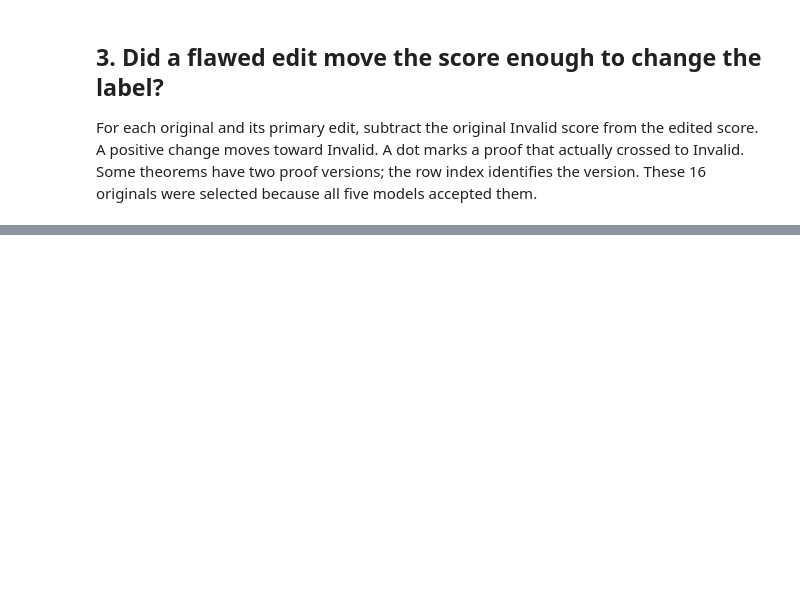
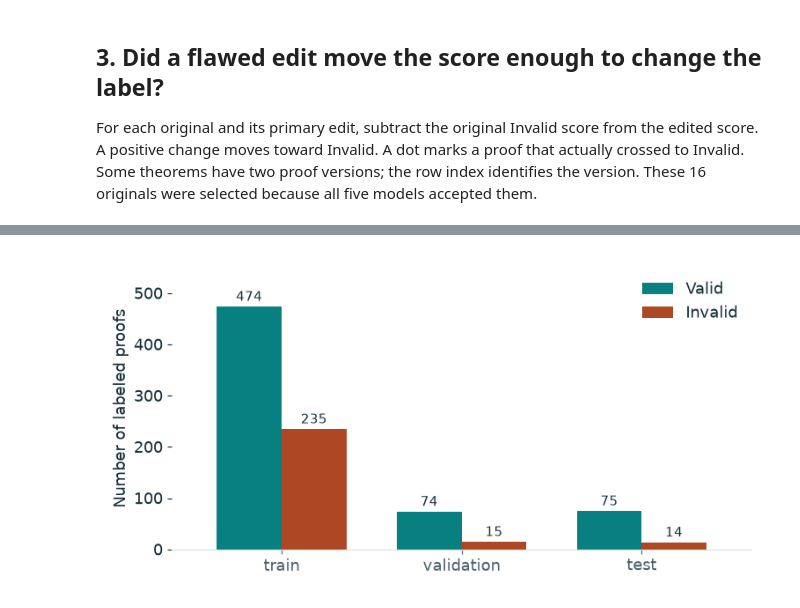
Before and after one commit to zhilianghu19/DSA495-proof-verification-classification, a Jupyter notebook: Notebooks/07_Model_Visualizations.ipynb, the cells around one changed output, grey strips where cells are left out. Drawn from its saved outputs; the diff is of its cells as text; code cells hidden in the pictures; blank space fills up the shorter version.

```diff
--- a/Notebooks/07_Model_Visualizations.ipynb
+++ b/Notebooks/07_Model_Visualizations.ipynb
@@ -176,0 +169,31 @@ export(fig, "03_proof_edit_score_change_heatmap")
+# %%
+import json
+import re
+from collections import Counter
+from sklearn.feature_extraction.text import ENGLISH_STOP_WORDS, TfidfVectorizer
+from sklearn.linear_model import LogisticRegression
+from sklearn.metrics import average_precision_score, precision_recall_curve, roc_auc_score, roc_curve
+from sklearn.pipeline import make_pipeline
+
+split_names = ["train", "validation", "test"]
+labels = ["Valid", "Invalid"]
+label_colors = [teal, rust]
+parts = []
+for split in split_names:
+    for file in sorted((Path("../Data/splits") / split).glob("proofwiki_review_*.json")):
+        rows = json.loads(file.read_text(encoding="utf-8"))
+        parts.append(pd.DataFrame(rows).assign(split=split, review_file=file.stem))
+proofs = pd.concat(parts, ignore_index=True).dropna(subset=["validity"]).copy()
+assert proofs.clean_row_index.is_unique and proofs.validity.isin(labels).all()
+assert proofs.groupby("theorem_id").split.nunique().max() == 1
+counts = pd.crosstab(proofs.split, proofs.validity).loc[split_names, labels]
+
+fig, ax = plt.subplots(figsize=(7, 3.4), layout="constrained")
+counts.plot.bar(ax=ax, color=label_colors, rot=0, width=.72)
+for bars in ax.containers:
+    ax.bar_label(bars, padding=2, fontsize=10)
+ax.set(xlabel="", ylabel="Number of labeled proofs", ylim=(0, counts.max().max() * 1.16))
+ax.legend(title=None, frameon=False)
+export(fig, "04_label_counts_by_split")
+# %% [output]
+[figure, added]
```
Also changed, not shown: parts of 24 cells of this notebook, 27 other files.
